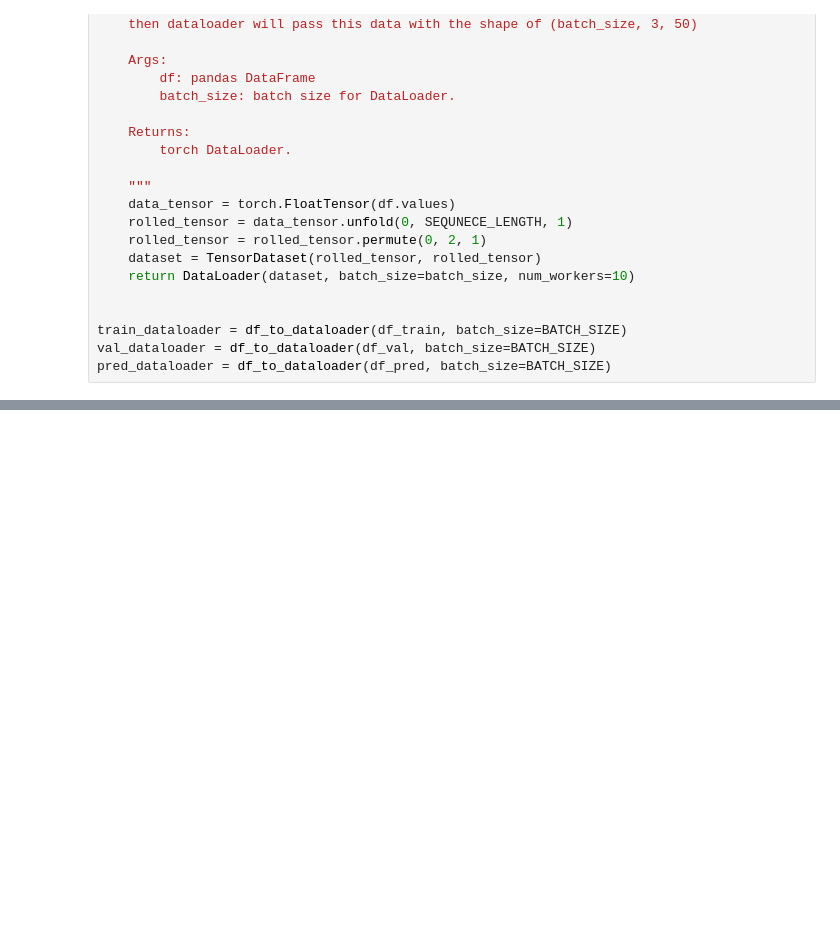
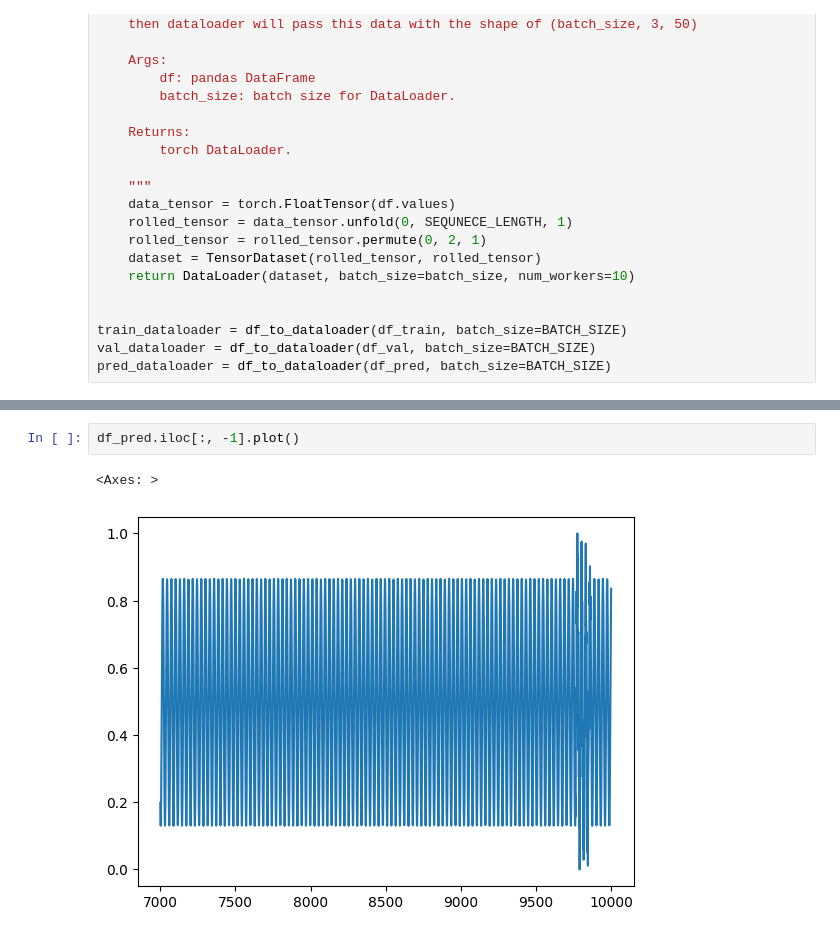
Before and after one commit to tyjeon24/anomalysuite, a Jupyter notebook: anomalysuite/notebook/20250611_tranad_with_randomdata.ipynb, the cells around one changed output, grey strips where cells are left out. Drawn from its saved outputs; the diff is of its cells as text; blank space fills up the shorter version.

```diff
--- a/anomalysuite/notebook/20250611_tranad_with_randomdata.ipynb
+++ b/anomalysuite/notebook/20250611_tranad_with_randomdata.ipynb
@@ -74,0 +109,5 @@ pd.concat([pd.DataFrame(pred[0][0]), pd.DataFrame(list(pred_dataloader)[0][0][0]
+# %%
+df_pred.iloc[:, -1].plot()
+# %% [output]
+<Axes: >
+[figure, added]
```
Also changed, not shown: parts of 7 cells of this notebook.
